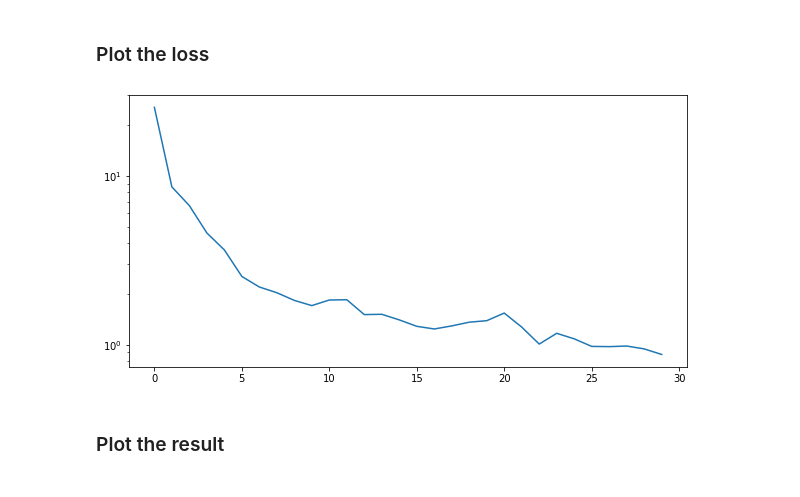
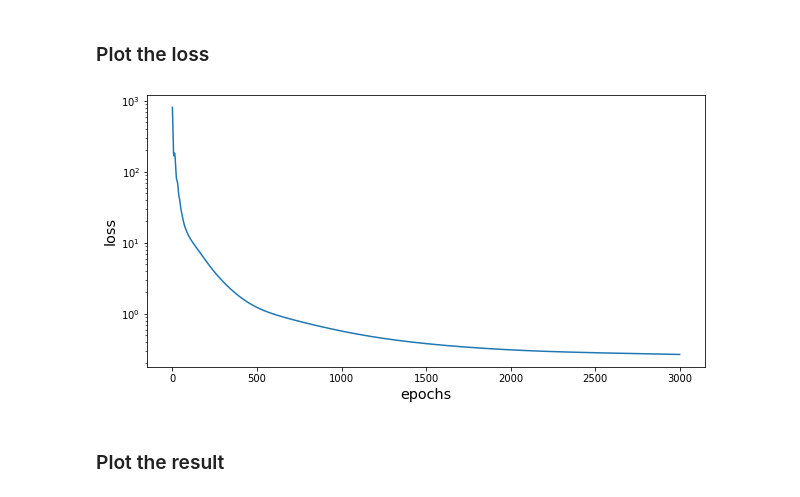
Before and after one commit to Ricvalp/ML_DynamicalSystems, a Jupyter notebook: ML_Differential_Equations/Code/TensorFlow/Learning Hamiltonian Dynamics/GPU_friendly/DoublePendulum.ipynb, the cells around one changed output. Cells and saved outputs as stored; diff of their text form; code cells hidden in the pictures.

```diff
--- a/ML_Differential_Equations/Code/TensorFlow/Learning Hamiltonian Dynamics/GPU_friendly/DoublePendulum.ipynb
+++ b/ML_Differential_Equations/Code/TensorFlow/Learning Hamiltonian Dynamics/GPU_friendly/DoublePendulum.ipynb
@@ -280,6 +301,6 @@ model.compile(
 #wandb.init()
 
 start_time = time.time()
-history = model.fit(x_train, y_train, batch_size=1, epochs=300, verbose=1)
+history = model.fit(train_dataset, epochs=3000, verbose=0)
 print("running time : %s seconds" % (time.time() - start_time))
 # %% [output]
@@ -319,9 +310,13 @@ KeyboardInterrupt:
 # %%
 plt.figure(figsize = (10,5))
 plt.plot(history.history["loss"])
+plt.xlabel("epochs", fontsize = "x-large")
+plt.ylabel("loss", fontsize = "x-large")
 plt.yscale("log")
+
+plt.savefig("DP_loss_adam_bs1_epochs1000_clipping0001")
 # %% [output]
-[figure, old version]
+[figure, new version]
 # %% [markdown]
 ### Plot the result
 # %%
```
Also changed, not shown: parts of 7 cells of this notebook, 6 other files.
